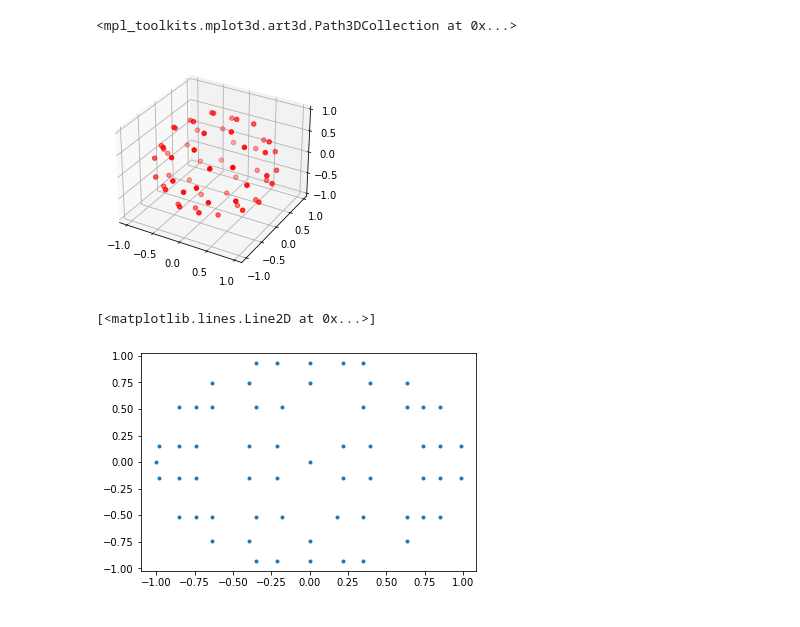
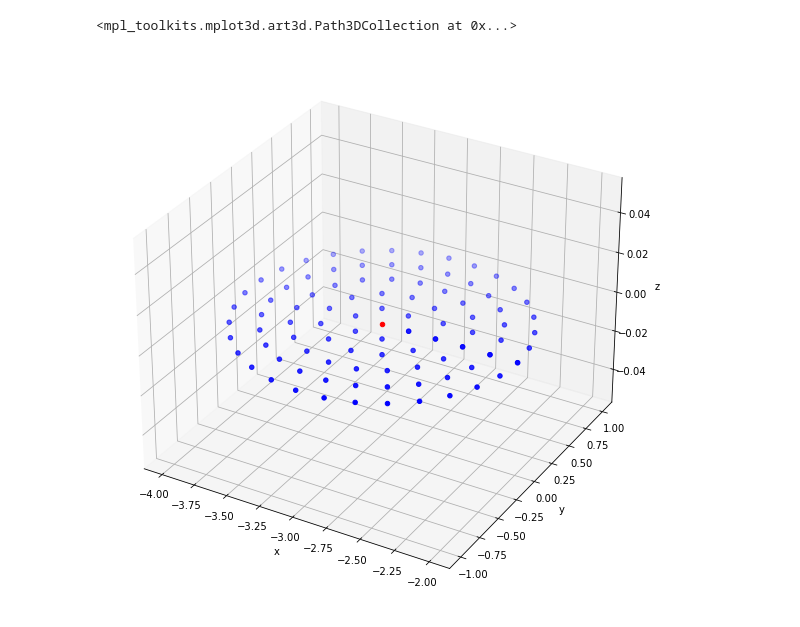
Before and after one commit to cepheid42/cuCBET, a Jupyter notebook: scratch.ipynb, the cells around one changed output. Cells and saved outputs as stored; diff of their text form; code cells hidden in the pictures.

```diff
--- a/scratch.ipynb
+++ b/scratch.ipynb
@@ -66,7 +66,3 @@ b_norms = np.asarray(
   [-0.393457576,	0.541547857,	0.742911202],
   [-0.347252847,	0.782219509,	-0.517250519]]
 )
-# %%
-r = np.sqrt(np.sum(b_norms**2, axis=1))
-theta = np.arctan2(np.sqrt(b_norms[:, 0]**2 + b_norms[:, 1]**2), b_norms[:, 2])
-phi = np.arctan2(b_norms[:, 1], b_norms[:, 0])
@@ -73,20 +99,24 @@ phi = np.arctan2(b_norms[:, 1], b_norms[:, 0])
+# %%
+beam = bigR * b_norms[0, :]
+b_rays = rays[0, :, :]
+
+# fig = plt.figure(figsize=(12, 10))
+# ax = fig.add_subplot(111)
+# ax.scatter(beam[0], beam[1])
+# ax.scatter(b_rays[:, 0], b_rays[:, 1])
+
+fig = plt.figure(figsize=(12, 10))
+ax = fig.add_subplot(111, projection='3d')
+ax.set_xlabel('x')
+ax.set_ylabel('y')
+ax.set_zlabel('z')
+ax.scatter(beam[0], beam[1], beam[2] , color='r')
+ax.scatter(b_rays[:, 0], b_rays[:, 1], b_rays[:, 2], color='b')
+# %% [output]
+<mpl_toolkits.mplot3d.art3d.Path3DCollection at 0x...>
+[figure, added]
 # %%
-fig = plt.figure()
+fig = plt.figure(figsize=(12, 10))
 ax = fig.add_subplot(111, projection='3d')
-ax.scatter(b_norms[:, 0], b_norms[:, 1], b_norms[:, 2], color='r', s=20)
+ax.scatter(bigR * b_norms[:, 0], bigR * b_norms[:, 1], bigR * b_norms[:, 2], color='r', s=20)
+ax.scatter(rays[:, 0], rays[:, 1], rays[:, 2], color='b', s=2)
-# %% [output]
-<mpl_toolkits.mplot3d.art3d.Path3DCollection at 0x...>
-[figure, removed]
-# %%
-n_rays = 100
-radius = 1
-n_rings = 10
-
-nrays_r = np.round((2 * nrays * n_rings) / n_rings)
-
-
-dr = radius / num_rings
-ds = 2 * np.pi * radius
-# %% [output]
-[<matplotlib.lines.Line2D at 0x...>]
-[figure, removed]
```
Also changed, not shown: parts of 1 cell of this notebook.
